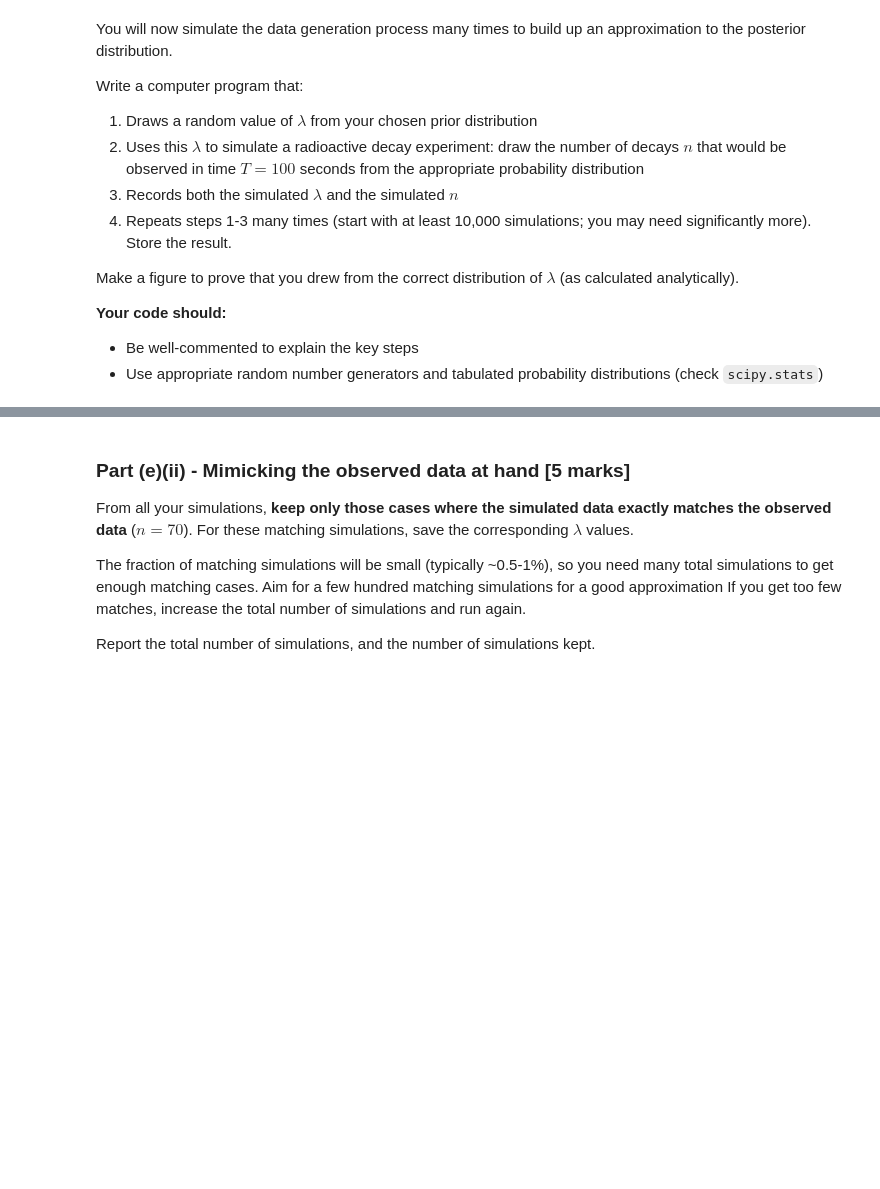
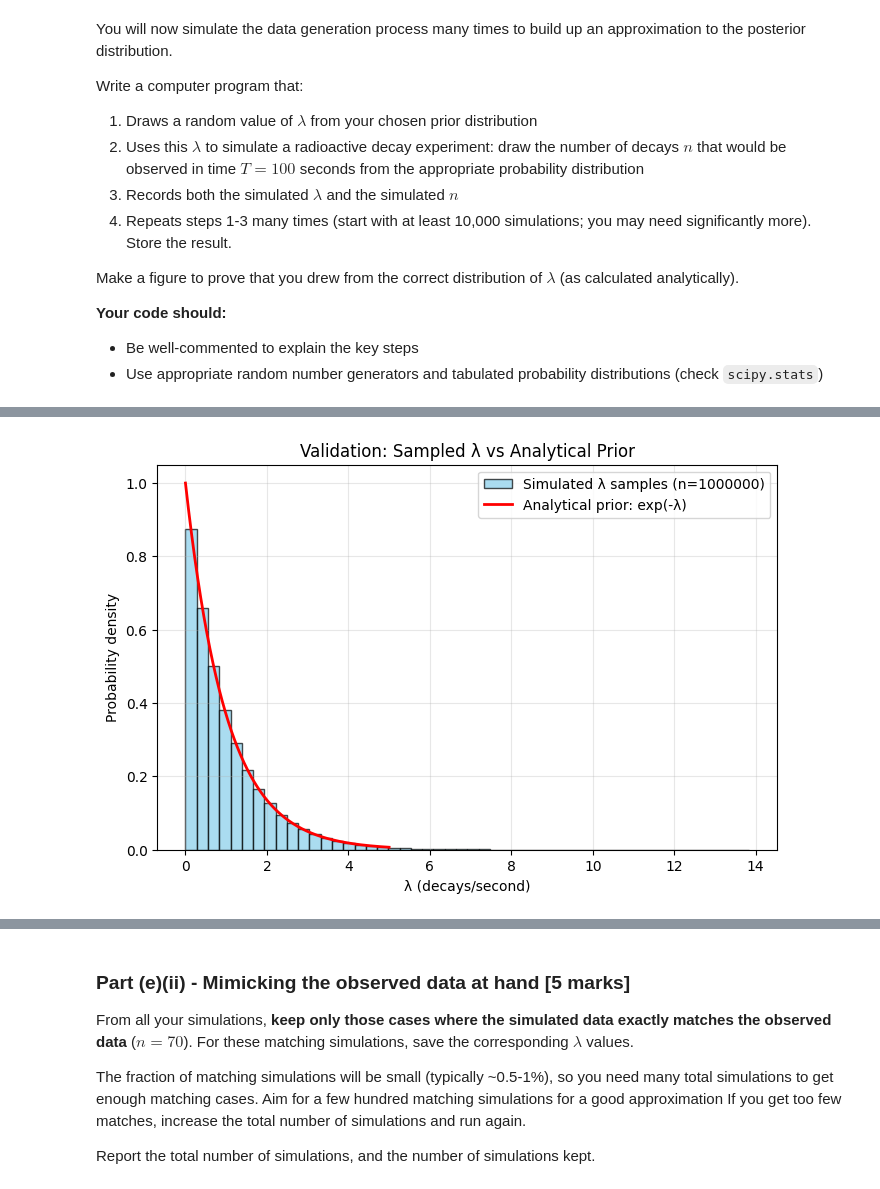
Before and after one commit to IlKoKaIl/Imperial-work, a Jupyter notebook: Statistical Methods/Assignments/A3/problem_sheet_3.ipynb, the cells around one changed output, grey strips where cells are left out. Saved outputs shown, nothing was run; the diff lists cells and outputs as text; code cells hidden in the pictures; blank space fills up the shorter version.

Commit message:
a3 stats done

```diff
--- a/Statistical Methods/Assignments/A3/problem_sheet_3.ipynb
+++ b/Statistical Methods/Assignments/A3/problem_sheet_3.ipynb
@@ -125,0 +208,96 @@ Make a figure to prove that you drew from the correct distribution of $\lambda$
+# %%
+import numpy as np
+import matplotlib.pyplot as plt
+from scipy import stats
+
+# Set random seed for reproducibility
+np.random.seed(42)
+
+# Parameters for the simulation
+T = 100  # Time period (seconds)
+n_simulation_sizes = [10000, 50000, 100000, 500000, 1000000]  # Different simulation sizes to test
+
+# Dictionary to store all results
+all_results = {}
+
+print("Running simulations for different sample sizes...")
+
+for n_simulations in n_simulation_sizes:
+    print(f"\nRunning {n_simulations} simulations...")
+
+    # Set up storage for results
+    lambda_samples = []
+    n_samples = []
+
+    # Run the simulation loop
+    for i in range(n_simulations):
+        # Draw a random λ from the prior distribution
+        # Prior: Exponential(rate=1) which is equivalent to Gamma(1,1)
+        lambda_sim = stats.expon.rvs(scale=1)
+
+        # Use this λ to simulate radioactive decay experiment
+        # Draw from Poisson(λT) distribution
+        n_sim = stats.poisson.rvs(mu=lambda_sim * T)
+
+        # Store the results
+        lambda_samples.append(lambda_sim)
+        n_samples.append(n_sim)
+
+    # Convert to numpy arrays
+    lambda_samples = np.array(lambda_samples)
+    n_samples = np.array(n_samples)
+
+    # Store results in dictionary
+    all_results[n_simulations] = {
+        'lambda_samples': lambda_samples,
+        'n_samples': n_samples,
+        'lambda_mean': lambda_samples.mean(),
+        'lambda_std': lambda_samples.std()
+    }
+
+    print(f"Lambda range: [{lambda_samples.min():.3f}, {lambda_samples.max():.3f}]")
+    print(f"n range: [{n_samples.min()}, {n_samples.max()}]")
+    print(f"Lambda mean: {lambda_samples.mean():.3f}, std: {lambda_samples.std():.3f}")
+
+# Plot validation for the largest sample size only (dont want to litter notebook with multiple plots)
+largest_n = max(n_simulation_sizes)
+lambda_samples = all_results[largest_n]['lambda_samples']
+
+print(f"\nCreating validation plot for n_simulations = {largest_n}")
+
+# Prove we drew from correct prior distribution by plotting histogram of samples overlayed with the analytical prior
+plt.figure(figsize=(8, 5))
+
+# Histogram of sampled λ values
+plt.hist(lambda_samples, bins=50, density=True, alpha=0.7,
+         color='blue', edgecolor='black', label=f'Simulated λ samples (n={largest_n})')
+
+# Overlay analytical prior: p(λ) = exp(-λ)
+lambda_range = np.linspace(0, 5, 1000)
+prior_theory = stats.expon.pdf(lambda_range, scale=1)
+plt.plot(lambda_range, prior_theory, 'r-', linewidth=2,
+         label='Analytical prior: exp(-λ)')
+
+plt.xlabel('λ (decays/second)')
+plt.ylabel('Probability density')
+plt.title('Validation: Sampled λ vs Analytical Prior')
+plt.legend()
+plt.grid(True, alpha=0.3)
+plt.show()
+
+# Summary statistics for all runs
+print(f"\n{'='*60}")
+print("SUMMARY OF ALL SIMULATION RUNS:")
+print(f"{'='*60}")
+print(f"{'Simulations':<12} {'Mean':<8} {'Std':<8} {'Error Mean':<12} {'Error Std':<12}")
+print("-" * 60)
+
+for n_sim in n_simulation_sizes:
+    result = all_results[n_sim]
+    error_mean = abs(result['lambda_mean'] - 1.0)
+    error_std = abs(result['lambda_std'] - 1.0)
+    print(f"{n_sim:<12} {result['lambda_mean']:<8.3f} {result['lambda_std']:<8.3f} {error_mean:<12.4f} {error_std:<12.4f}")
+
+print(f"\nAll results stored in 'all_results' dictionary for parts (ii) and (iii)")
+print(f"Access results using: all_results[n_simulations]['lambda_samples']")
+# %% [output]
@@ -125,0 +321 @@ Make a figure to prove that you drew from the correct distribution of $\lambda$
+[figure, added]
```
Also changed, not shown: parts of 17 cells of this notebook, 2 other files.
